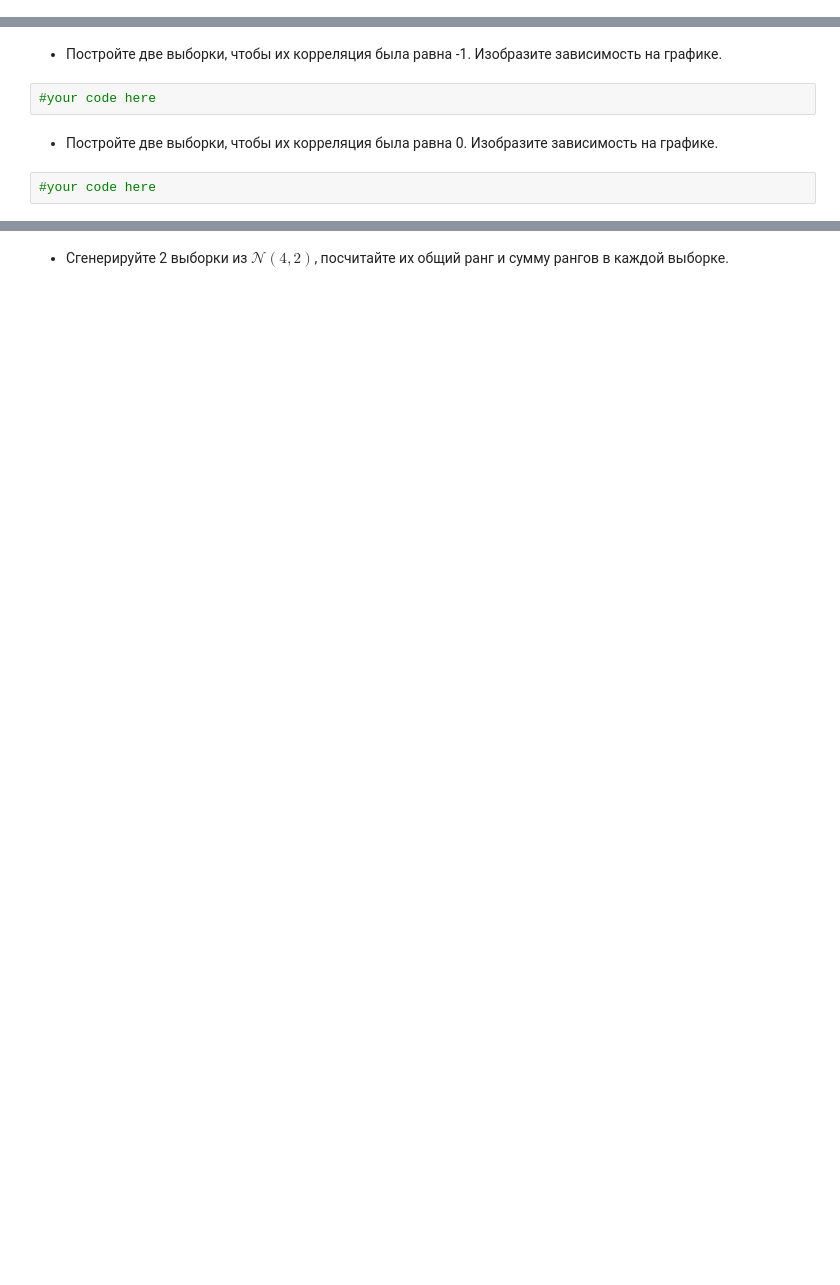
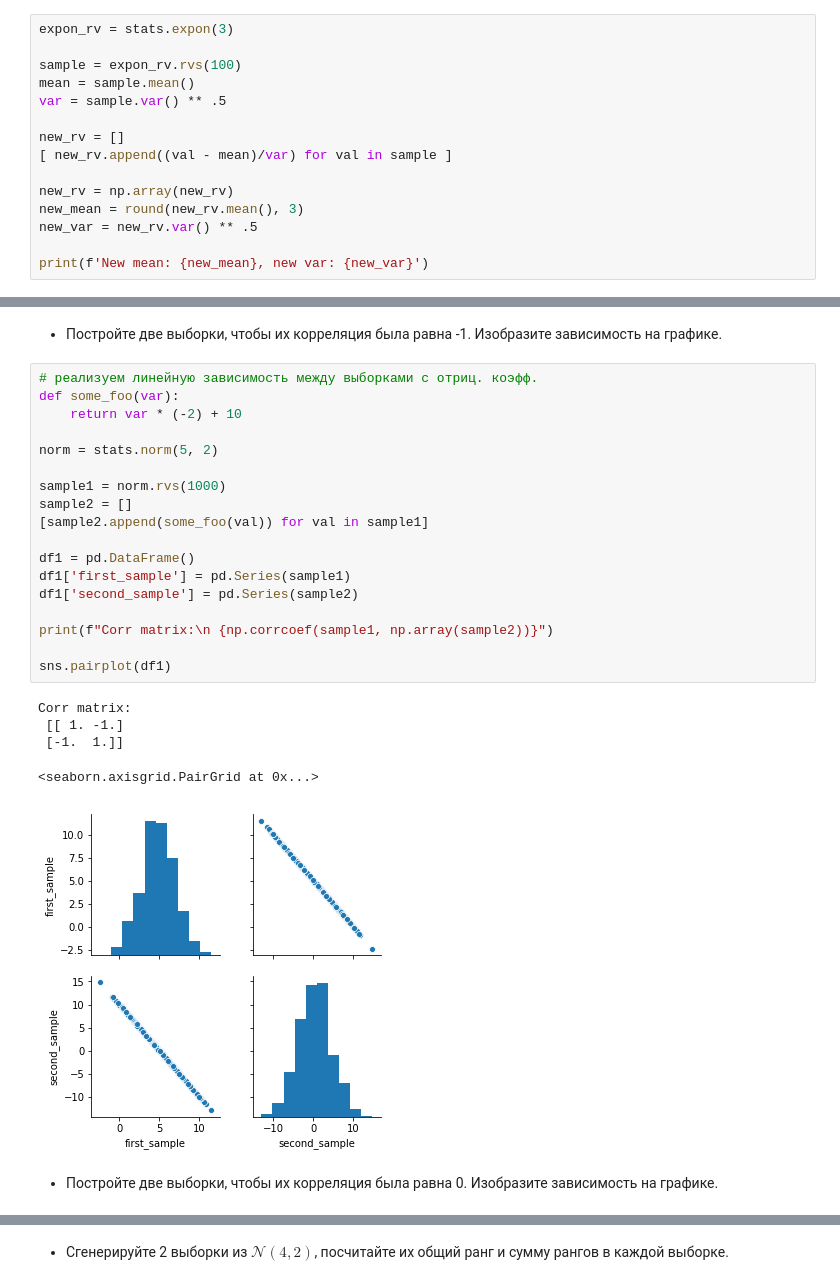
Before and after one commit to alexpon92/ntlg_test, a Jupyter notebook: Python/hw_10/hw_stat_tests.ipynb, the cells around one changed output, grey strips where cells are left out. Cells and saved outputs as stored; diff of their text form; blank space fills up the shorter version.

```diff
--- a/Python/hw_10/hw_stat_tests.ipynb
+++ b/Python/hw_10/hw_stat_tests.ipynb
@@ -136,0 +214,15 @@ new_rv = #your code here
+# %%
+expon_rv = stats.expon(3)
+
+sample = expon_rv.rvs(100)
+mean = sample.mean()
+var = sample.var() ** .5
+
+new_rv = []
+[ new_rv.append((val - mean)/var) for val in sample ]
+
+new_rv = np.array(new_rv)
+new_mean = round(new_rv.mean(), 3)
+new_var = new_rv.var() ** .5
+
+print(f'New mean: {new_mean}, new var: {new_var}')
@@ -176,8 +335,28 @@ norm_rv = stats.norm(0, 2)
 # %% [markdown]
 - Постройте две выборки, чтобы их корреляция была равна -1. Изобразите зависимость на графике.
-# %%
-#your code here
+# %%
+# реализуем линейную зависимость между выборками с отриц. коэфф.
+def some_foo(var):
+    return var * (-2) + 10
+
+norm = stats.norm(5, 2)
+
+sample1 = norm.rvs(1000)
+sample2 = []
+[sample2.append(some_foo(val)) for val in sample1]
+
+df1 = pd.DataFrame()
+df1['first_sample'] = pd.Series(sample1)
+df1['second_sample'] = pd.Series(sample2)
+
+print(f"Corr matrix:\n {np.corrcoef(sample1, np.array(sample2))}")
+
+sns.pairplot(df1)
+# %% [output]
+Corr matrix:
+ [[ 1. -1.]
+ [-1.  1.]]
+<seaborn.axisgrid.PairGrid at 0x...>
+[figure, added]
 # %% [markdown]
 - Постройте две выборки, чтобы их корреляция была равна 0. Изобразите зависимость на графике.
-# %%
-#your code here
```
Also changed, not shown: parts of 38 cells of this notebook.
